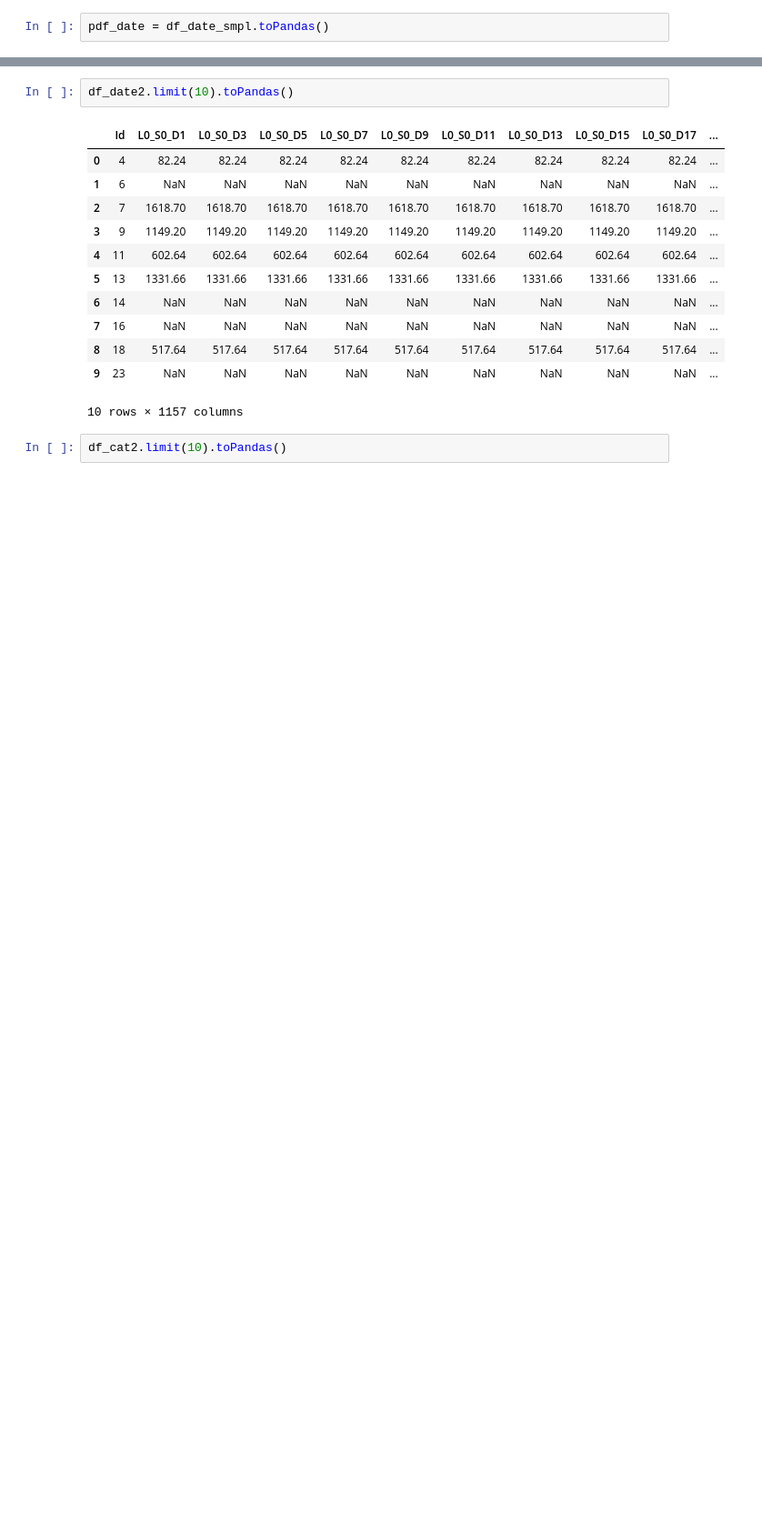
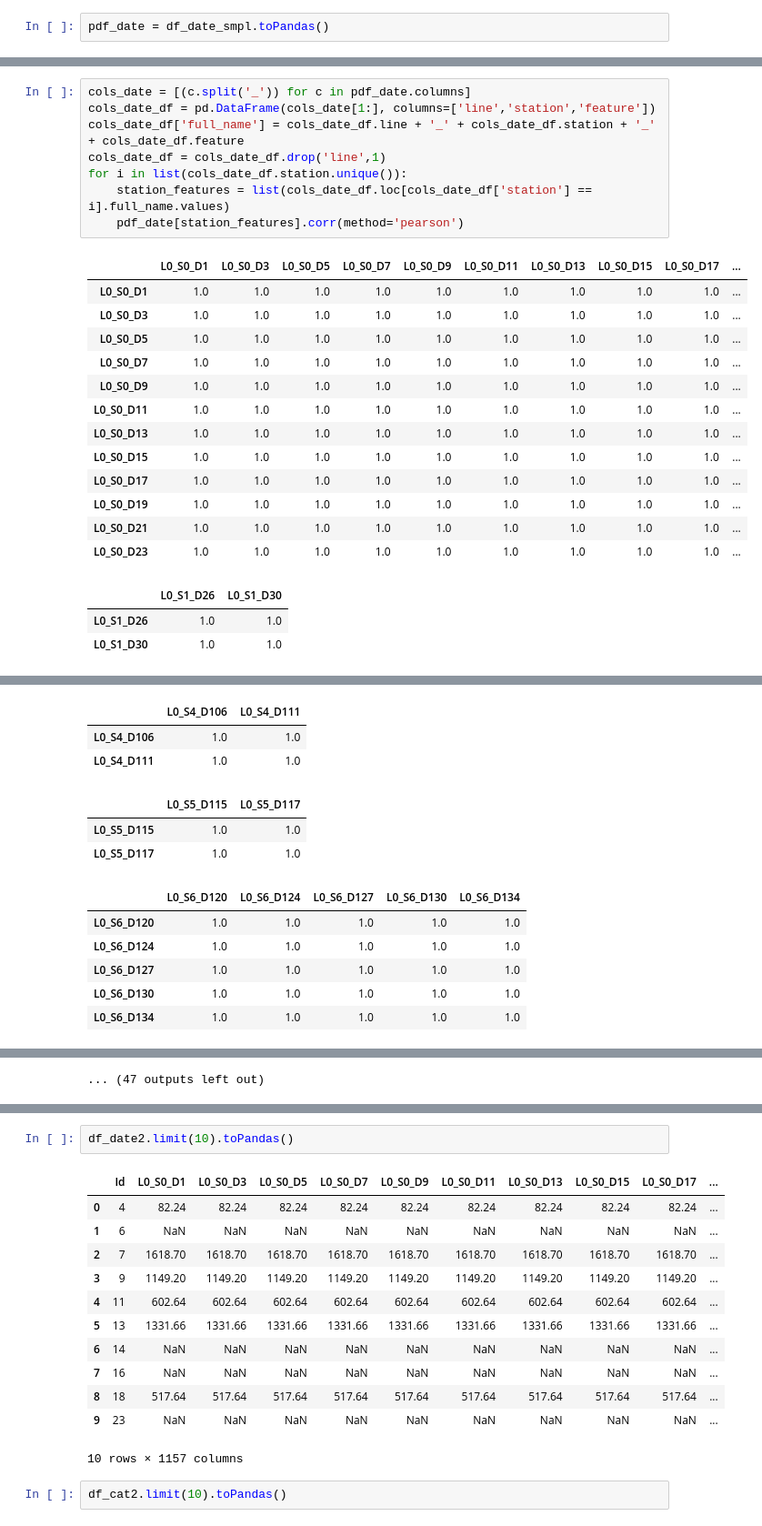
Before and after one commit to EvgeniyPrudnikov/Magistracy, a Jupyter notebook: Diploma/python/main.ipynb, the cells around one changed output, grey strips where cells are left out. Shown at 91% size. Drawn from its saved outputs; the diff is of its cells as text; blank space fills up the shorter version.

```diff
--- a/Diploma/python/main.ipynb
+++ b/Diploma/python/main.ipynb
@@ -156,0 +95,25 @@ TypeError: unhashable type: 'Index'
+# %%
+cols_date = [(c.split('_')) for c in pdf_date.columns]
+cols_date_df = pd.DataFrame(cols_date[1:], columns=['line','station','feature'])
+cols_date_df['full_name'] = cols_date_df.line + '_' + cols_date_df.station + '_' + cols_date_df.feature
+cols_date_df = cols_date_df.drop('line',1)
+for i in list(cols_date_df.station.unique()):
+    station_features = list(cols_date_df.loc[cols_date_df['station'] == i].full_name.values)
+    pdf_date[station_features].corr(method='pearson')
+# %% [output]
+|  | L0_S0_D1 | L0_S0_D3 | L0_S0_D5 | L0_S0_D7 | L0_S0_D9 | L0_S0_D11 | L0_S0_D13 | L0_S0_D15 | L0_S0_D17 | ... |
+| L0_S0_D1 | 1.0 | 1.0 | 1.0 | 1.0 | 1.0 | 1.0 | 1.0 | 1.0 | 1.0 | ... |
+| L0_S0_D3 | 1.0 | 1.0 | 1.0 | 1.0 | 1.0 | 1.0 | 1.0 | 1.0 | 1.0 | ... |
+| L0_S0_D5 | 1.0 | 1.0 | 1.0 | 1.0 | 1.0 | 1.0 | 1.0 | 1.0 | 1.0 | ... |
+| L0_S0_D7 | 1.0 | 1.0 | 1.0 | 1.0 | 1.0 | 1.0 | 1.0 | 1.0 | 1.0 | ... |
+| L0_S0_D9 | 1.0 | 1.0 | 1.0 | 1.0 | 1.0 | 1.0 | 1.0 | 1.0 | 1.0 | ... |
+| L0_S0_D11 | 1.0 | 1.0 | 1.0 | 1.0 | 1.0 | 1.0 | 1.0 | 1.0 | 1.0 | ... |
+| L0_S0_D13 | 1.0 | 1.0 | 1.0 | 1.0 | 1.0 | 1.0 | 1.0 | 1.0 | 1.0 | ... |
+| L0_S0_D15 | 1.0 | 1.0 | 1.0 | 1.0 | 1.0 | 1.0 | 1.0 | 1.0 | 1.0 | ... |
+| L0_S0_D17 | 1.0 | 1.0 | 1.0 | 1.0 | 1.0 | 1.0 | 1.0 | 1.0 | 1.0 | ... |
+| L0_S0_D19 | 1.0 | 1.0 | 1.0 | 1.0 | 1.0 | 1.0 | 1.0 | 1.0 | 1.0 | ... |
+| L0_S0_D21 | 1.0 | 1.0 | 1.0 | 1.0 | 1.0 | 1.0 | 1.0 | 1.0 | 1.0 | ... |
+| L0_S0_D23 | 1.0 | 1.0 | 1.0 | 1.0 | 1.0 | 1.0 | 1.0 | 1.0 | 1.0 | ... |
+|  | L0_S1_D26 | L0_S1_D30 |
+| L0_S1_D26 | 1.0 | 1.0 |
+| L0_S1_D30 | 1.0 | 1.0 |
@@ -156,0 +140,12 @@ TypeError: unhashable type: 'Index'
+|  | L0_S4_D106 | L0_S4_D111 |
+| L0_S4_D106 | 1.0 | 1.0 |
+| L0_S4_D111 | 1.0 | 1.0 |
+|  | L0_S5_D115 | L0_S5_D117 |
+| L0_S5_D115 | 1.0 | 1.0 |
+| L0_S5_D117 | 1.0 | 1.0 |
+|  | L0_S6_D120 | L0_S6_D124 | L0_S6_D127 | L0_S6_D130 | L0_S6_D134 |
+| L0_S6_D120 | 1.0 | 1.0 | 1.0 | 1.0 | 1.0 |
+| L0_S6_D124 | 1.0 | 1.0 | 1.0 | 1.0 | 1.0 |
+| L0_S6_D127 | 1.0 | 1.0 | 1.0 | 1.0 | 1.0 |
+| L0_S6_D130 | 1.0 | 1.0 | 1.0 | 1.0 | 1.0 |
+| L0_S6_D134 | 1.0 | 1.0 | 1.0 | 1.0 | 1.0 |
@@ -156,0 +205 @@ TypeError: unhashable type: 'Index'
+... (47 outputs left out)
```
Also changed, not shown: parts of 19 cells of this notebook, 12 other files.
